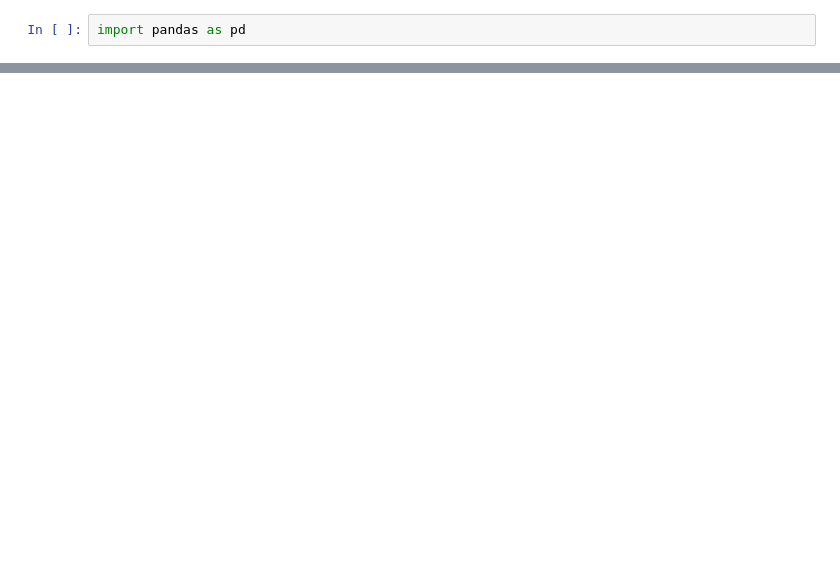
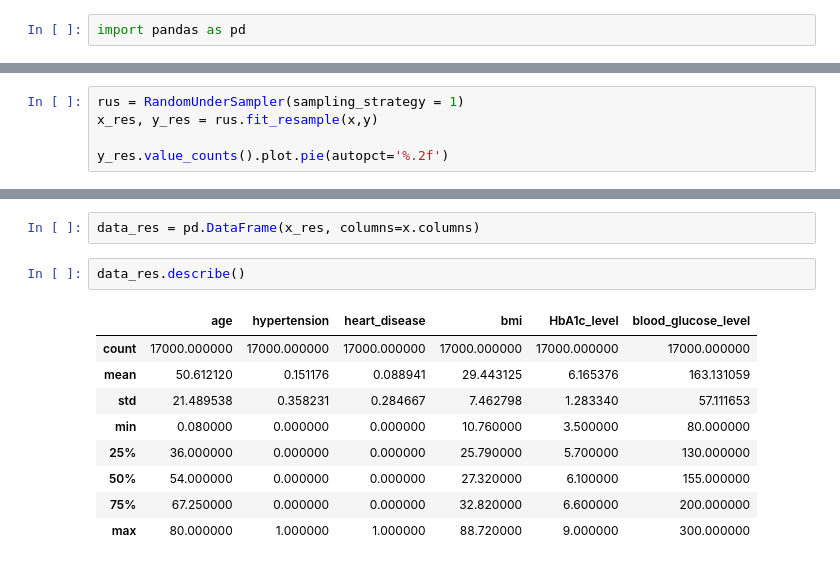
Before and after one commit to P-M-Manmohan/Data-analysis, a Jupyter notebook: analysis.ipynb, the cells around one changed output, grey strips where cells are left out. Saved outputs shown, nothing was run; the diff lists cells and outputs as text; blank space fills up the shorter version.

```diff
--- a/analysis.ipynb
+++ b/analysis.ipynb
@@ -59,0 +30,5 @@ Name: Outcome, dtype: float64
+# %%
+rus = RandomUnderSampler(sampling_strategy = 1)
+x_res, y_res = rus.fit_resample(x,y)
+
+y_res.value_counts().plot.pie(autopct='%.2f')
@@ -59,0 +45,14 @@ Name: Outcome, dtype: float64
+# %%
+data_res = pd.DataFrame(x_res, columns=x.columns)
+# %%
+data_res.describe()
+# %% [output]
+|  | age | hypertension | heart_disease | bmi | HbA1c_level | blood_glucose_level |
+| count | 17000.000000 | 17000.000000 | 17000.000000 | 17000.000000 | 17000.000000 | 17000.000000 |
+| mean | 50.612120 | 0.151176 | 0.088941 | 29.443125 | 6.165376 | 163.131059 |
+| std | 21.489538 | 0.358231 | 0.284667 | 7.462798 | 1.283340 | 57.111653 |
+| min | 0.080000 | 0.000000 | 0.000000 | 10.760000 | 3.500000 | 80.000000 |
+| 25% | 36.000000 | 0.000000 | 0.000000 | 25.790000 | 5.700000 | 130.000000 |
+| 50% | 54.000000 | 0.000000 | 0.000000 | 27.320000 | 6.100000 | 155.000000 |
+| 75% | 67.250000 | 0.000000 | 0.000000 | 32.820000 | 6.600000 | 200.000000 |
+| max | 80.000000 | 1.000000 | 1.000000 | 88.720000 | 9.000000 | 300.000000 |
```
Also changed, not shown: parts of 17 cells of this notebook.
